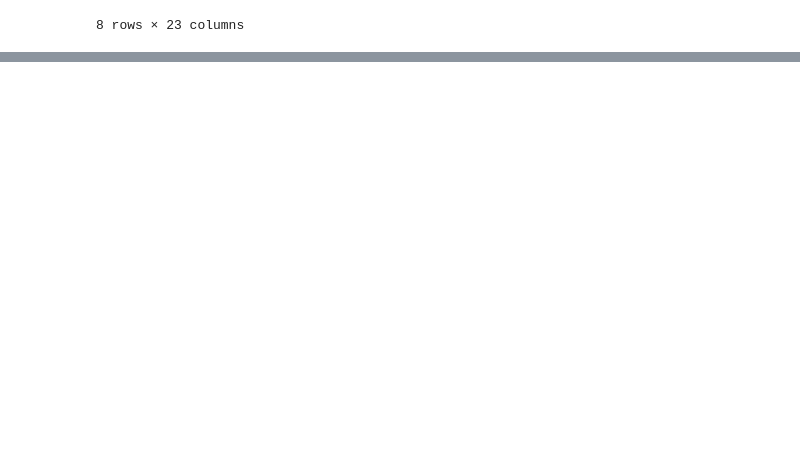
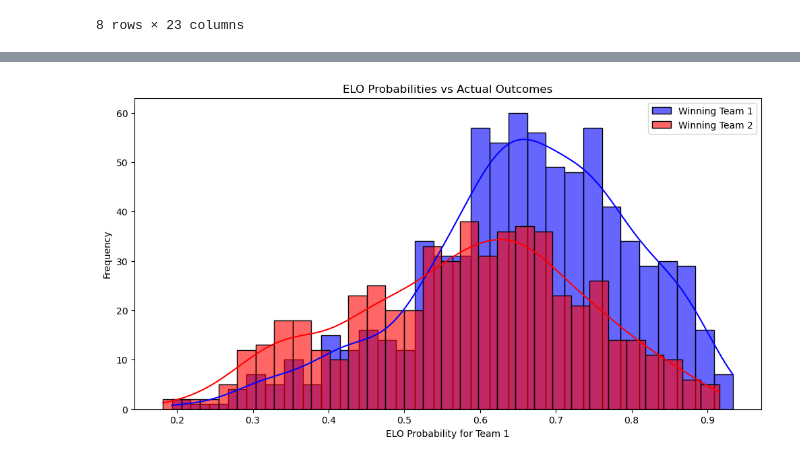
Before and after one commit to GangasrinivasKatraji/NBA-Game-Predictions, a Jupyter notebook: Outputfile.ipynb, the cells around one changed output, grey strips where cells are left out. Saved outputs shown, nothing was run; the diff lists cells and outputs as text; code cells hidden in the pictures; blank space fills up the shorter version.

```diff
--- a/Outputfile.ipynb
+++ b/Outputfile.ipynb
@@ -229,0 +231,4 @@ Now we have cleaned the dataset and removed all the null values. It is ready to
+# %%
+Data.plot_elo_probabilities_vs_outcomes()
+# %% [output]
+[figure, added]
```
Also changed, not shown: parts of 17 cells of this notebook, 2 other files.
